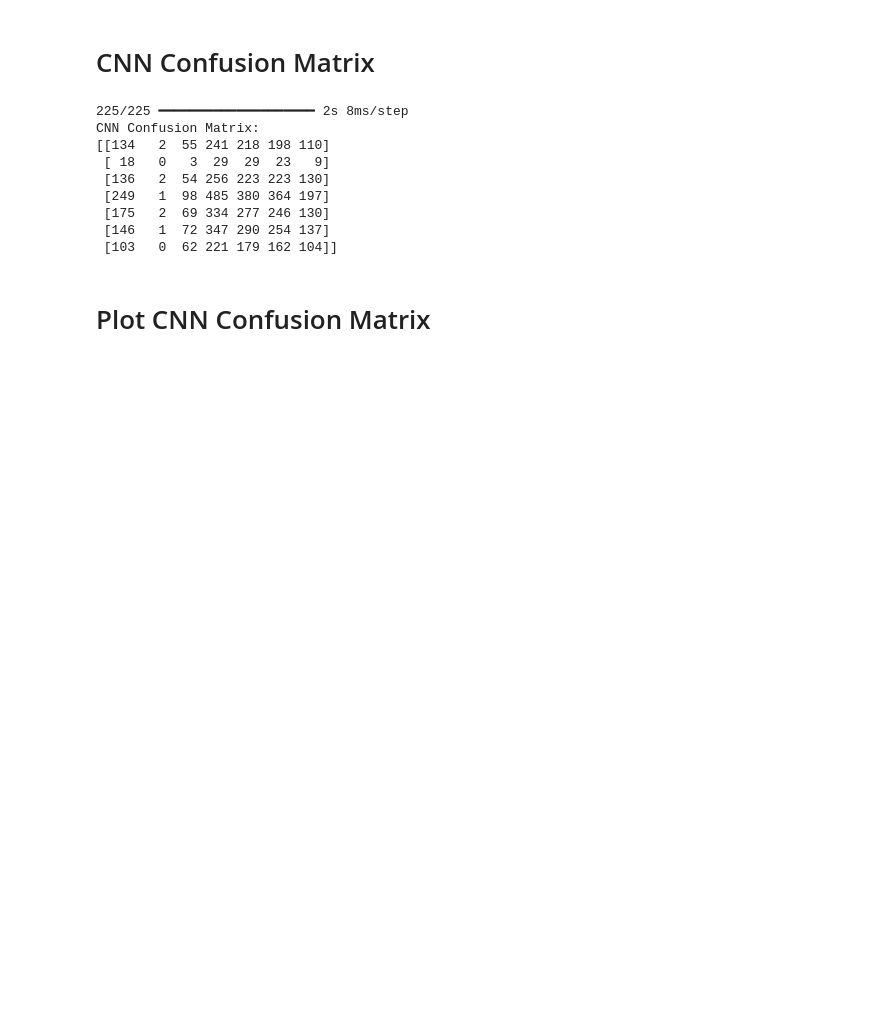
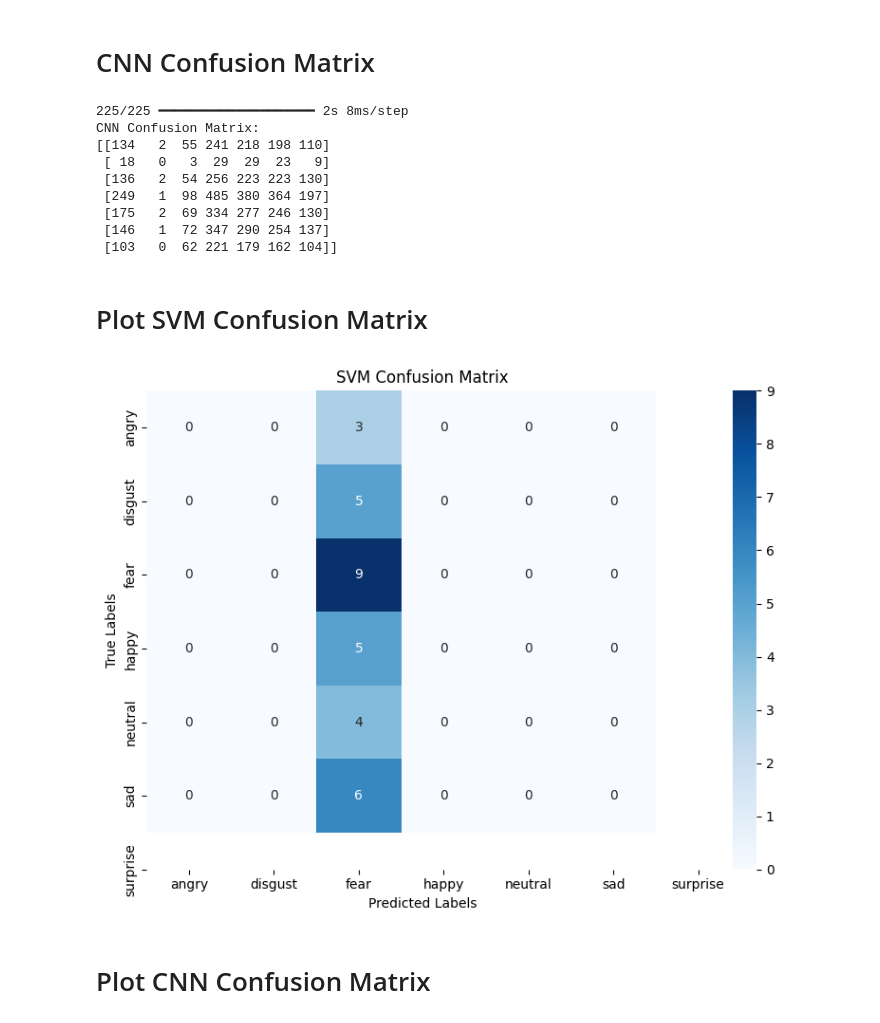
Before and after one commit to maielmeligyy/Emotiondetection, a Jupyter notebook: projectttt.ipynb, the cells around one changed output. Saved outputs shown, nothing was run; the diff lists cells and outputs as text; code cells hidden in the pictures; blank space fills up the shorter version.

Commit message:
Added SVM confusion matrix and updated code

```diff
--- a/projectttt.ipynb
+++ b/projectttt.ipynb
@@ -501,6 +501,30 @@ CNN Confusion Matrix:
  [175   2  69 334 277 246 130]
  [146   1  72 347 290 254 137]
  [103   0  62 221 179 162 104]]
+# %% [markdown]
+# Plot SVM Confusion Matrix
+# %%
+X_train, y_train = train_data[0][0], train_data[0][1].argmax(axis=1)
+X_test, y_test = test_data[0][0], test_data[0][1].argmax(axis=1)
+svm_predictions = svm_best.predict(X_test_flat)
+svm_conf_matrix = confusion_matrix(y_test, svm_predictions)
+plt.figure(figsize=(8, 6))
+sns.heatmap(
+    svm_conf_matrix,
+    annot=True,
+    fmt='d',
+    cmap='Blues',
+    xticklabels=train_data.class_indices.keys(),
+    yticklabels=train_data.class_indices.keys()
+)
+plt.title('SVM Confusion Matrix')
+plt.xlabel('Predicted Labels')
+plt.ylabel('True Labels')
+plt.tight_layout()
+plt.savefig('svm_confusion_matrix.png')
+plt.show()
+# %% [output]
+[figure, added]
 # %% [markdown]
 # Plot CNN Confusion Matrix
 # %%
```
